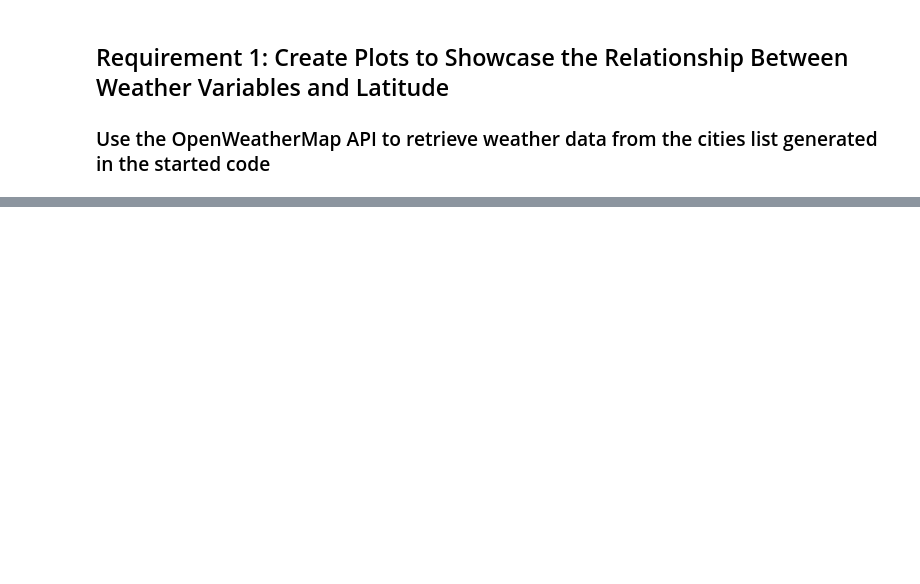
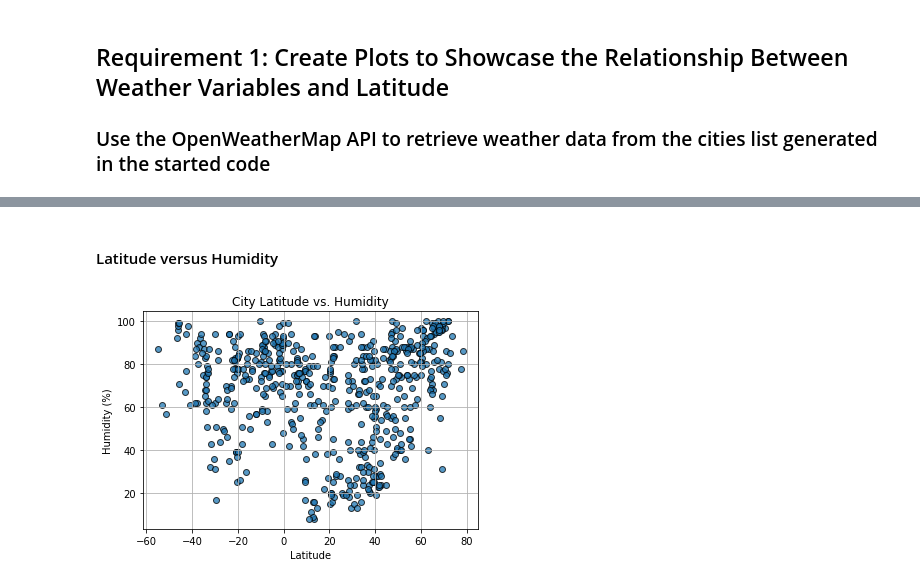
Before and after one commit to jbarkle/Python-API-Challenge, a Jupyter notebook: WeatherPy/WeatherPy.ipynb, the cells around one changed output, grey strips where cells are left out. Saved outputs shown, nothing was run; the diff lists cells and outputs as text; code cells hidden in the pictures; blank space fills up the shorter version.

```diff
--- a/WeatherPy/WeatherPy.ipynb
+++ b/WeatherPy/WeatherPy.ipynb
@@ -180,0 +208,21 @@ city_data_df.head()
+# %% [markdown]
+#### Latitude versus Humidity
+# %%
+# Build the scatter plots for latitude vs. humidity
+x_values = city_data_df["Lat"]
+y_values = city_data_df["Humidity"]
+plt.scatter(x_values,y_values, marker="o", edgecolors="black",
+            alpha=0.75)
+
+# Incorporate the other graph properties
+plt.title("City Latitude vs. Humidity")
+plt.xlabel("Latitude")
+plt.ylabel("Humidity (%)")
+plt.grid()
+# Save the figure
+# plt.savefig("output_data/Fig2.png")
+
+# Show plot
+plt.show()
+# %% [output]
+[figure, added]
```
Also changed, not shown: parts of 8 cells of this notebook, 1 other file.
